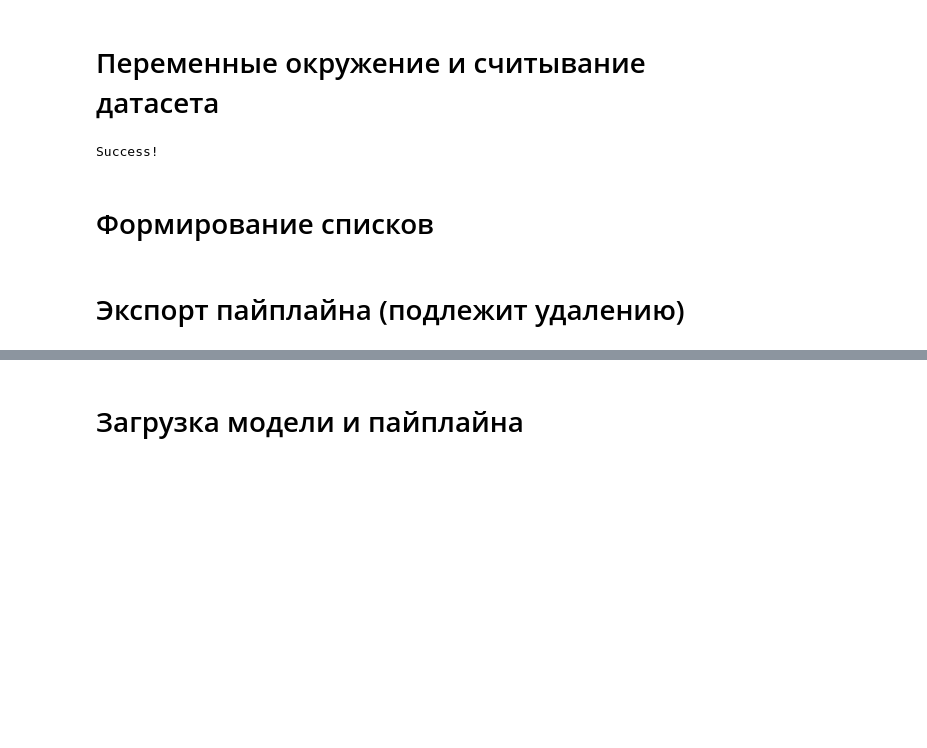
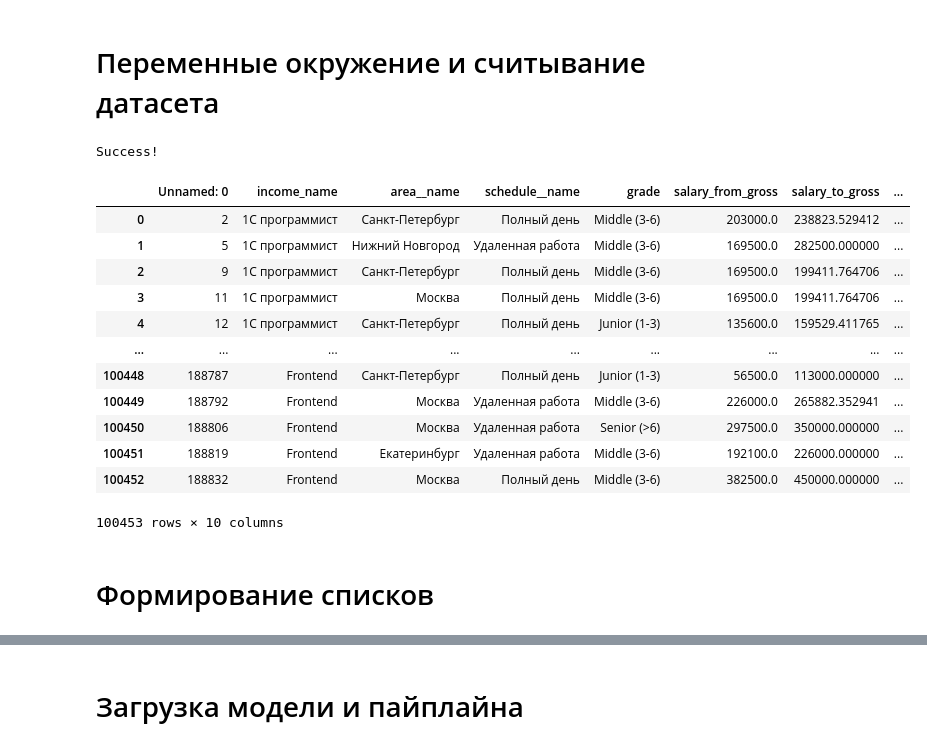
Before and after one commit to LadHrAnalytics/ML_HR, a Jupyter notebook: Notebooks/Gradio_Toy.ipynb, the cells around one changed output, grey strips where cells are left out. Cells and saved outputs as stored; diff of their text form; code cells hidden in the pictures; blank space fills up the shorter version.

```diff
--- a/Notebooks/Gradio_Toy.ipynb
+++ b/Notebooks/Gradio_Toy.ipynb
@@ -104,8 +106,22 @@ def get_skill_dict() -> dict[str: list[int]]:
 skill_dict = get_skill_dict()
 # %%
 df_original = get_original_dataframe()
+df_original
 # %% [output]
 Success!
+|  | Unnamed: 0 | income_name | area__name | schedule__name | grade | salary_from_gross | salary_to_gross | ... |
+| 0 | 2 | 1С программист | Санкт-Петербург | Полный день | Middle (3-6) | 203000.0 | 238823.529412 | ... |
+| 1 | 5 | 1С программист | Нижний Новгород | Удаленная работа | Middle (3-6) | 169500.0 | 282500.000000 | ... |
+| 2 | 9 | 1С программист | Санкт-Петербург | Полный день | Middle (3-6) | 169500.0 | 199411.764706 | ... |
+| 3 | 11 | 1С программист | Москва | Полный день | Middle (3-6) | 169500.0 | 199411.764706 | ... |
+| 4 | 12 | 1С программист | Санкт-Петербург | Полный день | Junior (1-3) | 135600.0 | 159529.411765 | ... |
+| ... | ... | ... | ... | ... | ... | ... | ... | ... |
+| 100448 | 188787 | Frontend | Санкт-Петербург | Полный день | Junior (1-3) | 56500.0 | 113000.000000 | ... |
+| 100449 | 188792 | Frontend | Москва | Удаленная работа | Middle (3-6) | 226000.0 | 265882.352941 | ... |
+| 100450 | 188806 | Frontend | Москва | Удаленная работа | Senior (>6) | 297500.0 | 350000.000000 | ... |
+| 100451 | 188819 | Frontend | Екатеринбург | Удаленная работа | Middle (3-6) | 192100.0 | 226000.000000 | ... |
+| 100452 | 188832 | Frontend | Москва | Полный день | Middle (3-6) | 382500.0 | 450000.000000 | ... |
+100453 rows × 10 columns
 # %% [markdown]
 # Формирование списков
 # %%
@@ -116,2 +132,0 @@ schedule_list = df_original['schedule__name'].unique().tolist()
-# %% [markdown]
-# Экспорт пайплайна (подлежит удалению)
```
Also changed, not shown: parts of 17 cells of this notebook.
